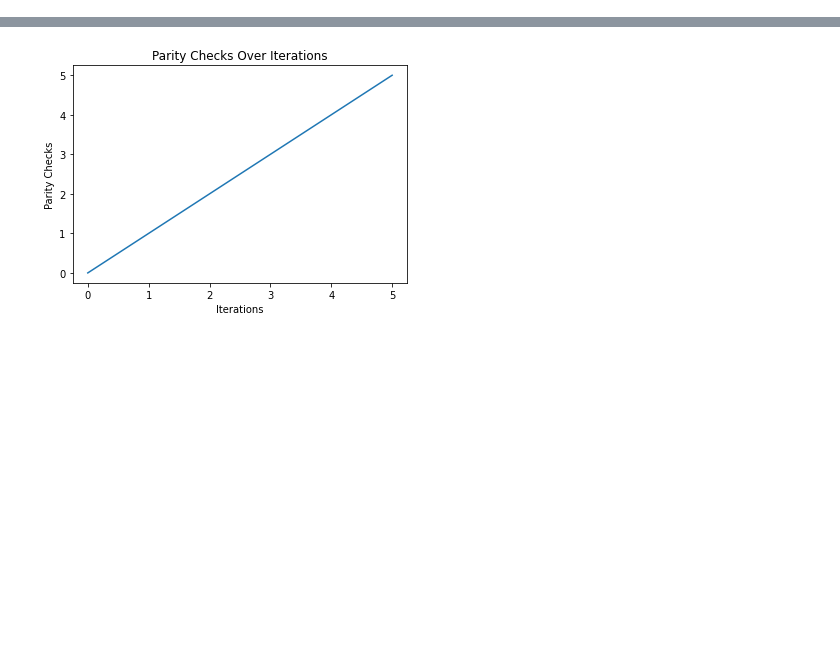
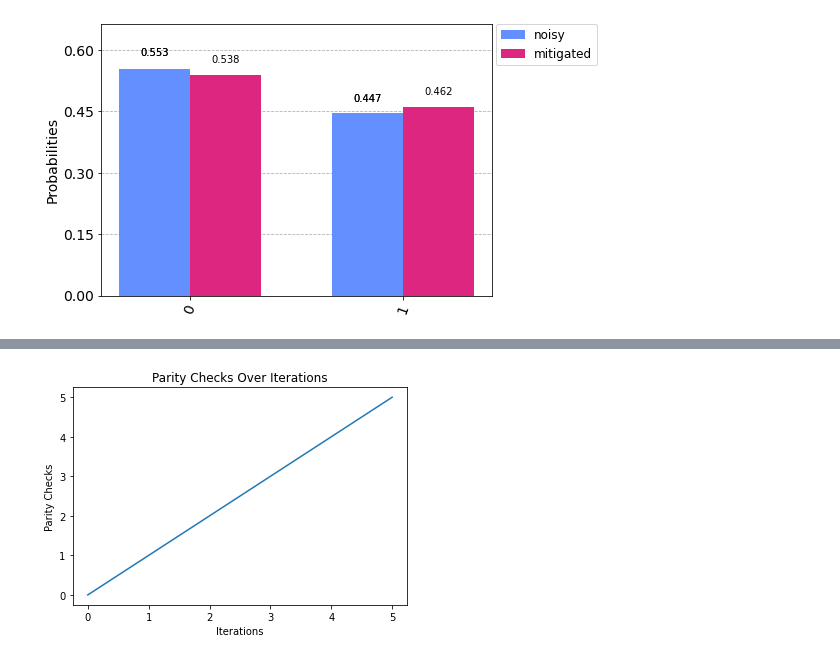
Before and after one commit to Allenator/QUACKD-Bot, a Jupyter notebook: Circuit_5_Hardware.ipynb, the cells around one changed output, grey strips where cells are left out. Saved outputs shown, nothing was run; the diff lists cells and outputs as text; code cells hidden in the pictures; blank space fills up the shorter version.

```diff
--- a/Circuit_5_Hardware.ipynb
+++ b/Circuit_5_Hardware.ipynb
@@ -225,3 +433,8 @@ plot_histogram([all_noisy_counts[i], all_mitigated_counts[i]], legend=['noisy',
+# %%
+i = 15
+plot_histogram([all_noisy_counts[i], all_mitigated_counts[i]], legend=['noisy', 'mitigated'])
+# %% [output]
+[figure, added]
 # %%
 secure_key_alice = get_secure_key_alice(initial_bit_string_5, known_indices_5)
 secure_key_bob = get_secure_key_bob(final_bit_string_5, known_indices_5)
```
Also changed, not shown: parts of 25 cells of this notebook, 1 other file.
